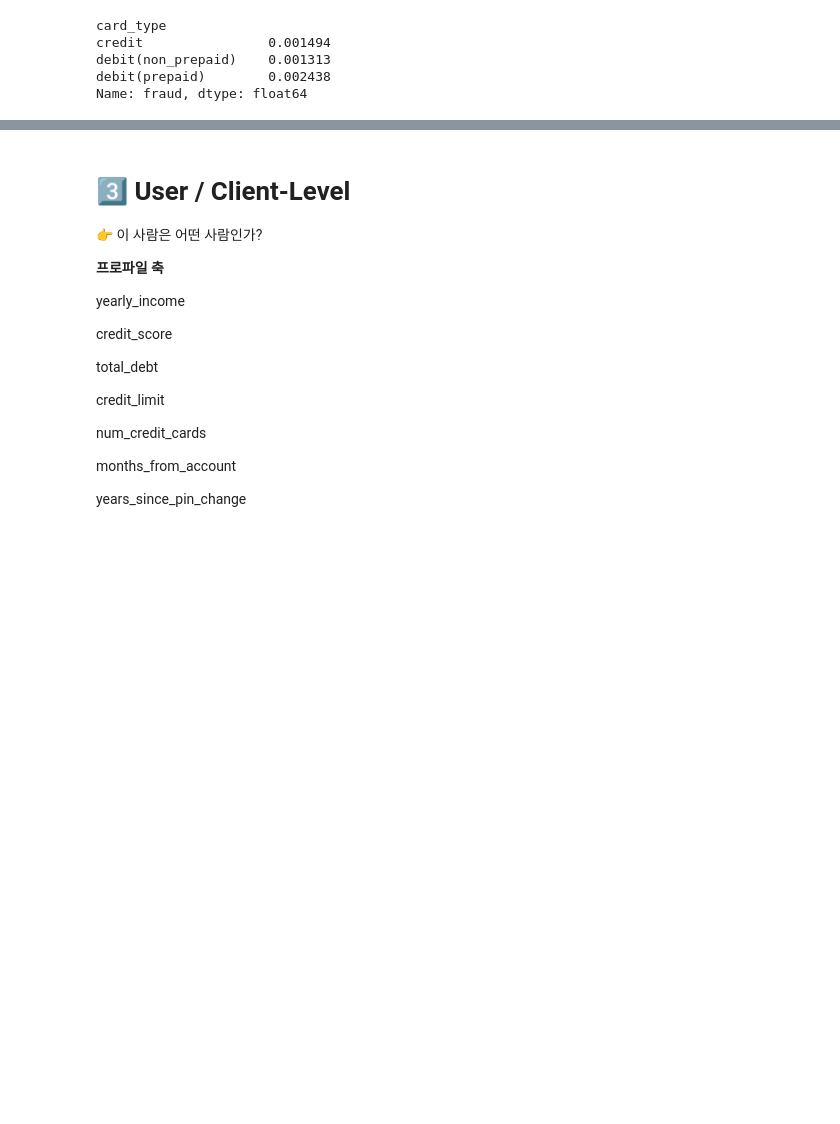
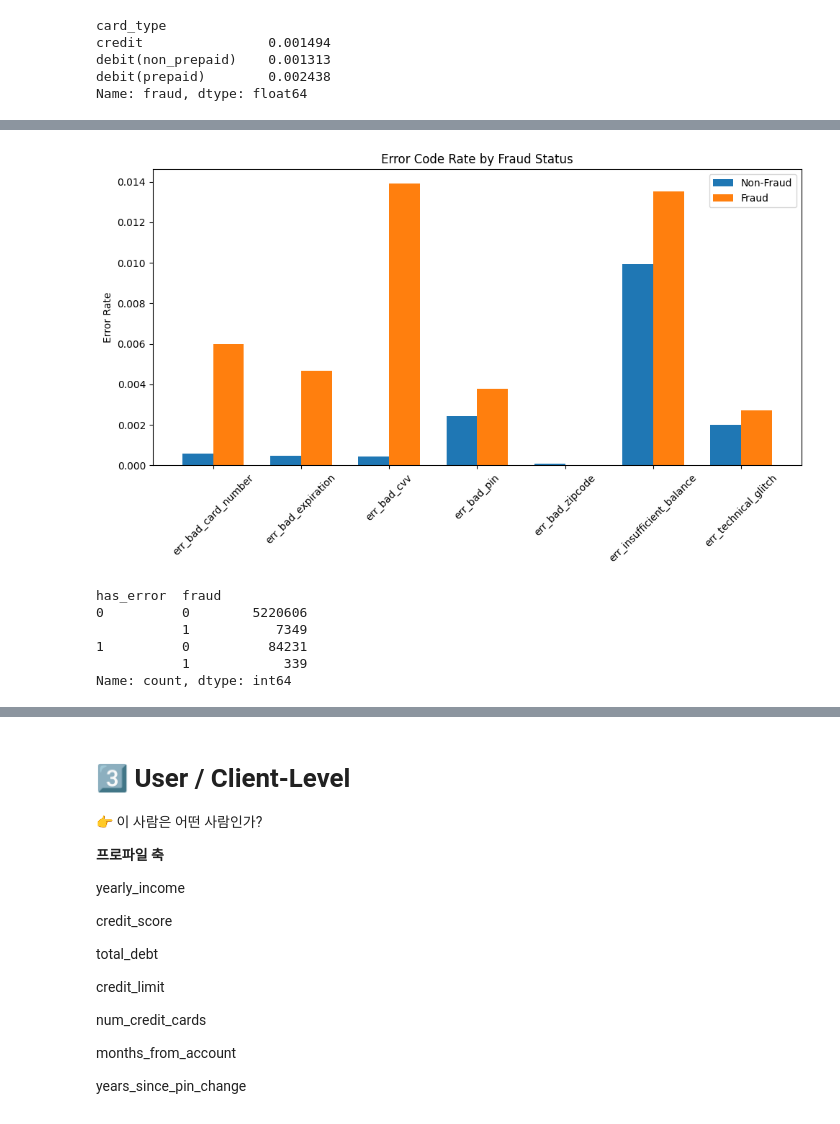
Before and after one commit to BDAIFin/knk, a Jupyter notebook: EDA.ipynb, the cells around one changed output, grey strips where cells are left out. Cells and saved outputs as stored; diff of their text form; code cells hidden in the pictures; blank space fills up the shorter version.

```diff
--- a/EDA.ipynb
+++ b/EDA.ipynb
@@ -1587,0 +1737,6 @@ Name: fraud, dtype: float64
+# %%
+df["mcc"] = df["mcc"].astype(int)
+
+for m in high_risk_mcc:
+    sub = df[df["mcc"] == m]
+    print(m, sub.groupby("card_type")["fraud"].mean())
@@ -1587,0 +1900,18 @@ Name: fraud, dtype: float64
+# %%
+err_cols = [
+    "err_bad_card_number",
+    "err_bad_expiration",
+    "err_bad_cvv",
+    "err_bad_pin",
+    "err_bad_zipcode",
+    "err_insufficient_balance",
+    "err_technical_glitch"
+]
+
+err_ratio = (
+    df.groupby("fraud")[err_cols]
+      .mean()
+      .T
+)
+
+err_ratio
@@ -1587,0 +1927,26 @@ Name: fraud, dtype: float64
+# %%
+x = np.arange(len(err_cols))
+width = 0.35
+
+plt.figure(figsize=(10,6))
+
+plt.bar(x - width/2, err_ratio[0], width, label="Non-Fraud")
+plt.bar(x + width/2, err_ratio[1], width, label="Fraud")
+
+plt.xticks(x, err_ratio.index, rotation=45)
+plt.ylabel("Error Rate")
+plt.title("Error Code Rate by Fraud Status")
+plt.legend()
+plt.tight_layout()
+plt.show()
+# %% [output]
+[figure, added]
+# %%
+df.groupby("has_error")["fraud"].value_counts()
+# %% [output]
+has_error  fraud
+0          0        5220606
+           1           7349
+1          0          84231
+           1            339
+Name: count, dtype: int64
```
Also changed, not shown: parts of 77 cells of this notebook, 5 other files.
